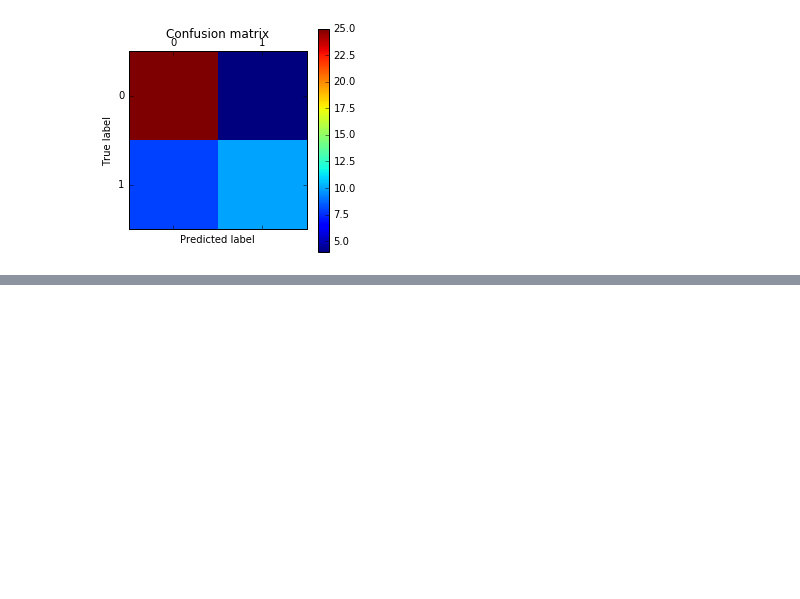
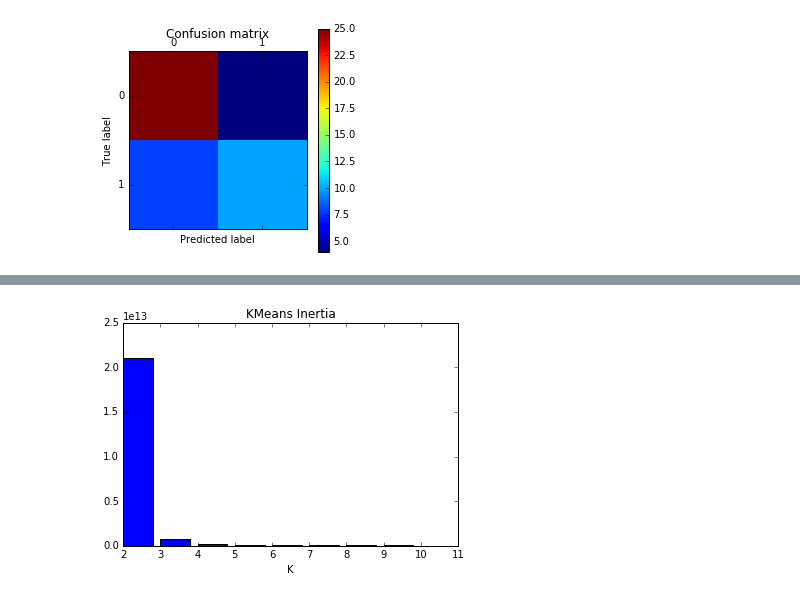
Before and after one commit to NathanLaird/Migrant-Education, a Jupyter notebook: Machine_Learning_Analysis.ipynb, the cells around one changed output, grey strips where cells are left out. Drawn from its saved outputs; the diff is of its cells as text; code cells hidden in the pictures; blank space fills up the shorter version.

```diff
--- a/Machine_Learning_Analysis.ipynb
+++ b/Machine_Learning_Analysis.ipynb
@@ -147,0 +173,14 @@ plt.show()
+# %%
+from sklearn.cluster import KMeans
+inertias = np.empty(9)
+for K in range(2,11):
+    kmeans = KMeans(K).fit(Train_Features_Migrant)
+#    print(K)
+    inertias[K-2] = kmeans.inertia_
+#inertias.dropna()
+#inertias[~np.isnan(inertias).any(axis=1)]
+_ = plt.bar(range(2,11),inertias)
+_ = plt.title('KMeans Inertia')
+_ = plt.xlabel('K')
+# %% [output]
+[figure, added]
```
Also changed, not shown: parts of 15 cells of this notebook, 5 other files.
